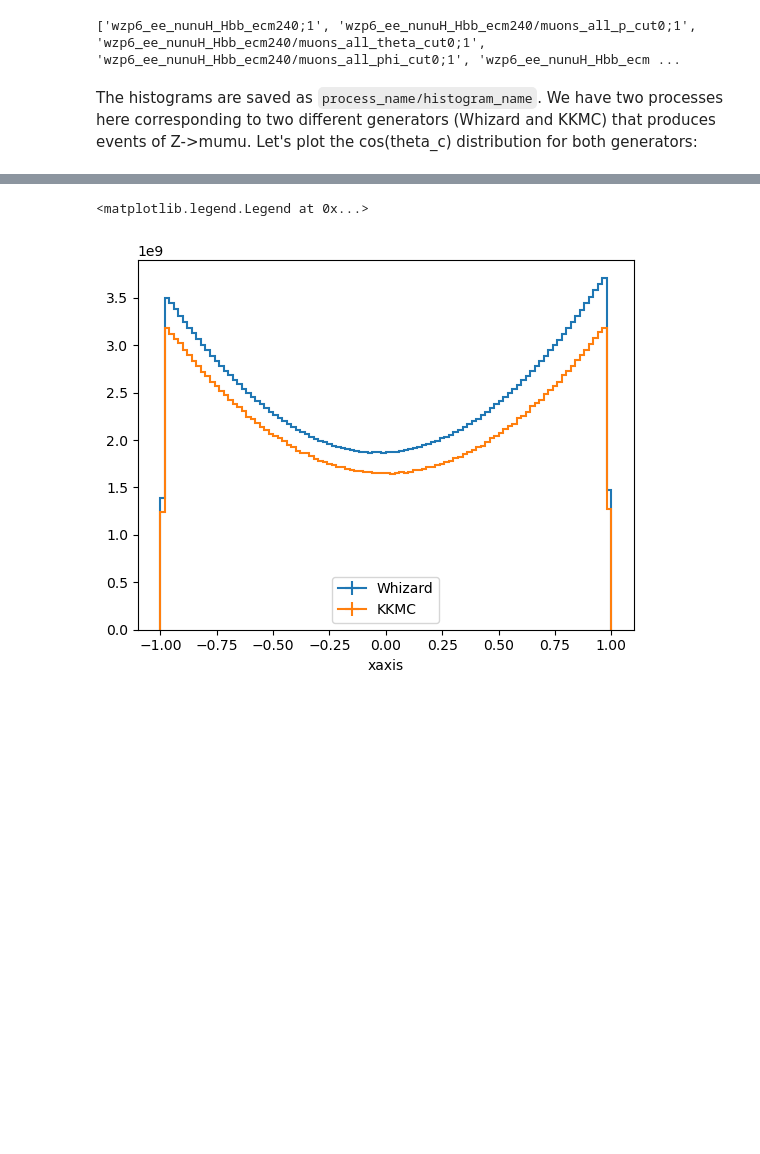
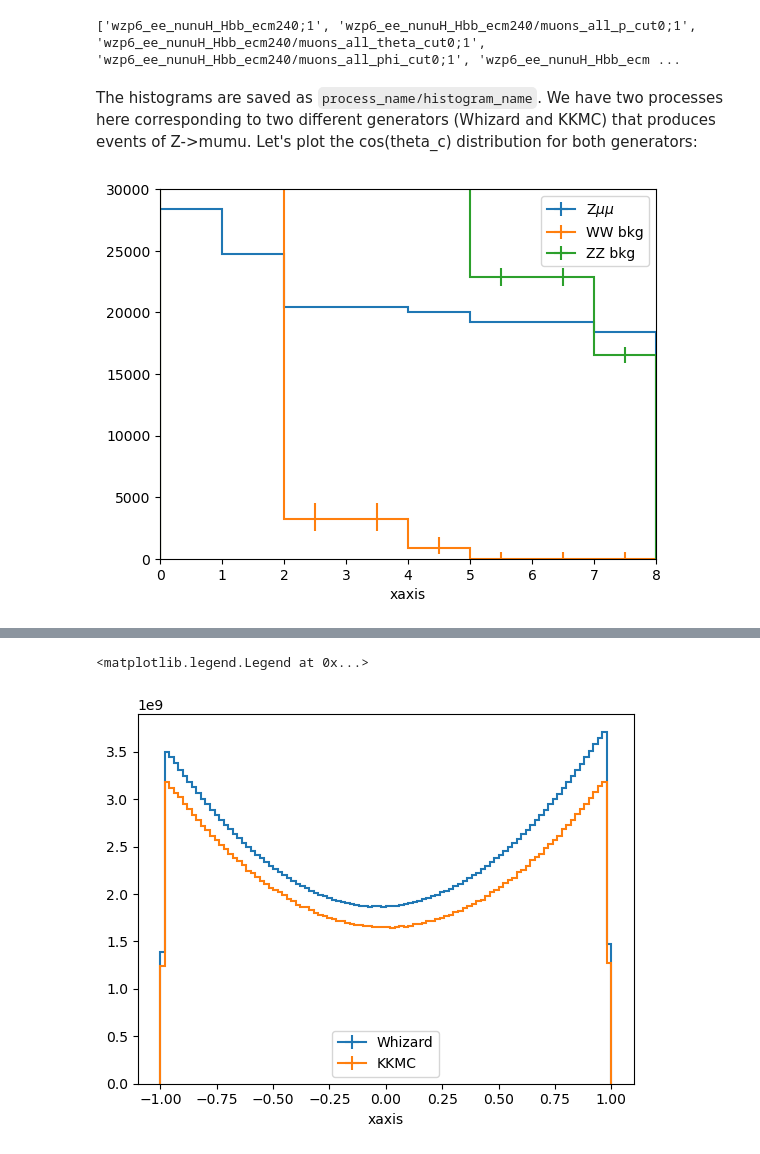
Before and after one commit to ilsanford/FCCAnalyzer, a Jupyter notebook: analyses/h_bb/h_bb.ipynb, the cells around one changed output, grey strips where cells are left out. Saved outputs shown, nothing was run; the diff lists cells and outputs as text; code cells hidden in the pictures; blank space fills up the shorter version.

```diff
--- a/analyses/h_bb/h_bb.ipynb
+++ b/analyses/h_bb/h_bb.ipynb
@@ -15,6 +15,17 @@ print(f_mumu.keys())
 ['wzp6_ee_nunuH_Hbb_ecm240;1', 'wzp6_ee_nunuH_Hbb_ecm240/muons_all_p_cut0;1', 'wzp6_ee_nunuH_Hbb_ecm240/muons_all_theta_cut0;1', 'wzp6_ee_nunuH_Hbb_ecm240/muons_all_phi_cut0;1', 'wzp6_ee_nunuH_Hbb_ecm ...
 # %% [markdown]
 The histograms are saved as `process_name/histogram_name`. We have two processes here corresponding to two different generators (Whizard and KKMC) that produces events of Z->mumu. Let's plot the cos(theta_c) distribution for both generators:
+# %%
+mumu =  f_mumu['wzp6_ee_mumuH_Hbb_ecm240/cutFlow'].to_hist()
+WW   = f_mumu['p8_ee_WW_ecm240/cutFlow'].to_hist()
+ZZ   = f_mumu['p8_ee_ZZ_ecm240/cutFlow'].to_hist()
+hep.histplot([mumu, WW, ZZ], label=['Z$\mu\mu$', 'WW bkg', 'ZZ bkg'])#, stack=True)
+plt.legend()
+plt.xlim((0, 8))
+plt.ylim((0, 30000))
+plt.show()
+# %% [output]
+[figure, added]
 # %%
 z_products = ['ee', 'mumu', 'tautau', 'nunu', 'qq', 'ss', 'cc', 'bb']
 
```
Also changed, not shown: parts of 4 cells of this notebook, 1 other file.
